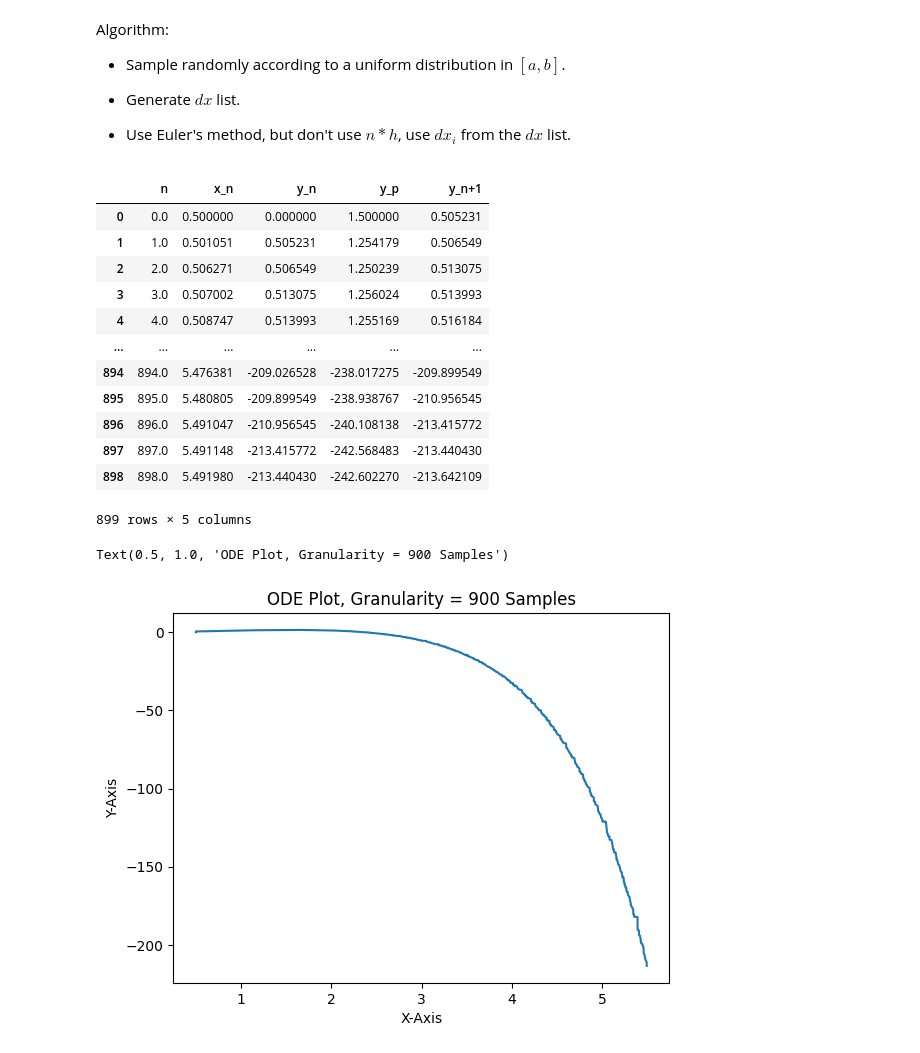
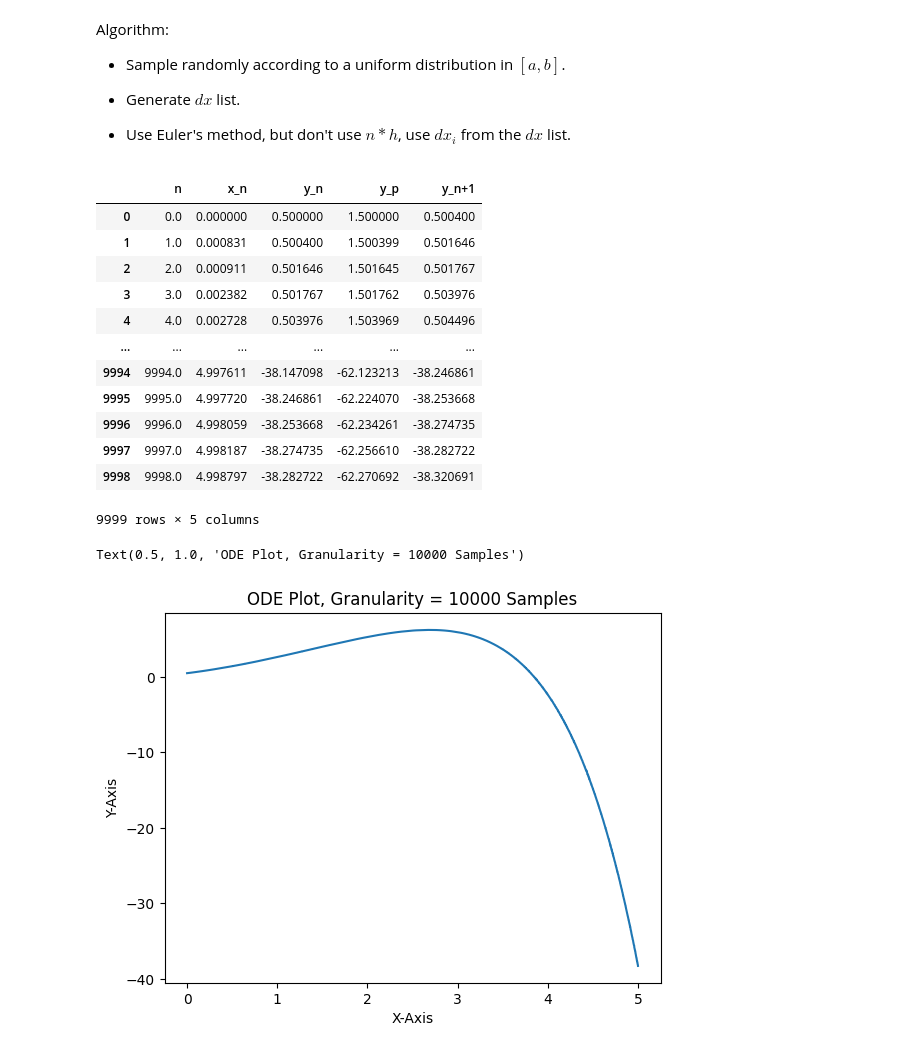
Before and after one commit to Tartertx/MIMF-Fall-2025, a Jupyter notebook: w3_programming_hw_SOLNS.ipynb, the cells around one changed output. Drawn from its saved outputs; the diff is of its cells as text; code cells hidden in the pictures.

```diff
--- a/w3_programming_hw_SOLNS.ipynb
+++ b/w3_programming_hw_SOLNS.ipynb
@@ -18,7 +18,7 @@ import matplotlib.pyplot as plt
 #initial values
 x0 = 0
 y0 = 0.5
-n = 100 #granularity
+n = 10000 #granularity
 lastX = 5 #ending x value
 
 # get y prime evaluated at x and y - THIS IS WHERE YOU PUT THE DE
@@ -32,7 +32,7 @@ def new_y(x,y,h):
 # initialize dataframe
 cols = ['n', 'x_n', 'y_n', 'y_p', 'y_n+1']
 ode = pd.DataFrame(columns=cols)
-ode.loc[0] = [0, y0, x0, YP(x0,y0), new_y(x0,y0,h)]
+
 
 # get n for intended last y value
 
@@ -41,6 +41,7 @@ def get_h(granularity, endval, startval):
 
 #define dx
 h = get_h(n,x0,lastX)
+ode.loc[0] = [0, x0, y0, YP(x0,y0), new_y(x0,y0,h)] #set first row w/ initial conditions
 
 #fill out the table
 for i in range(1,n):
@@ -58,6 +59,6 @@ plt.figure
 plt.plot(ode['x_n'],ode['y_n'])
 plt.xlabel('X-Axis')
 plt.ylabel('Y-Axis')
-plt.title(f'ODE Plot, Granularity = {h}')
+plt.title(f'ODE Plot, dx = {h}')
 # %% [output]
 |  | n | x_n | y_n | y_p | y_n+1 |
@@ -93,7 +94,7 @@ import random as rd
 #initial values
 x0 = 0
 y0 = 0.5
-n = 900 #granularity
+n = 10000 #granularity
 lastX = 5 #ending x value
 
 # get y prime evaluated at x and y - THIS IS WHERE YOU PUT THE DE
@@ -121,44 +122,44 @@ def get_h(granularity, endval, startval):
 
     dx = []
     for i in range(len(xsample)-1):
         dx += [xsample[i+1]-xsample[i]]
 
     return dx
 
 #define dx
 dx = get_h(n,lastX,x0)
-ode.loc[0] = [0, y0, x0, YP(x0,y0), new_y(x0,y0,dx[0])]
+ode.loc[0] = [0, x0, y0, YP(x0,y0), new_y(x0,y0,dx[0])]
 
 #fill out the table
 for i in range(1,len(dx)):
     ode.loc[i,'n'] = i
     ode.loc[i,'x_n'] = ode.loc[i-1,'x_n'] + dx[i]
     ode.loc[i,'y_n'] = ode.loc[i-1,'y_n+1']
     ode.loc[i,'y_p'] = YP(ode.loc[i,'x_n'],ode.loc[i,'y_n'])
     ode.loc[i,'y_n+1'] = new_y(ode.loc[i,'x_n'],ode.loc[i,'y_n'], dx[i])
 
 #display the table
 display(ode)
 
 #plot the figure
 plt.figure
 plt.plot(ode['x_n'],ode['y_n'])
 plt.xlabel('X-Axis')
 plt.ylabel('Y-Axis')
 plt.title(f'ODE Plot, Granularity = {n} Samples')
 # %% [output]
 |  | n | x_n | y_n | y_p | y_n+1 |
-| 0 | 0.0 | 0.500000 | 0.000000 | 1.500000 | 0.505231 |
-| 1 | 1.0 | 0.501051 | 0.505231 | 1.254179 | 0.506549 |
-| 2 | 2.0 | 0.506271 | 0.506549 | 1.250239 | 0.513075 |
-| 3 | 3.0 | 0.507002 | 0.513075 | 1.256024 | 0.513993 |
-| 4 | 4.0 | 0.508747 | 0.513993 | 1.255169 | 0.516184 |
+| 0 | 0.0 | 0.000000 | 0.500000 | 1.500000 | 0.500400 |
+| 1 | 1.0 | 0.000831 | 0.500400 | 1.500399 | 0.501646 |
+| 2 | 2.0 | 0.000911 | 0.501646 | 1.501645 | 0.501767 |
+| 3 | 3.0 | 0.002382 | 0.501767 | 1.501762 | 0.503976 |
+| 4 | 4.0 | 0.002728 | 0.503976 | 1.503969 | 0.504496 |
 | ... | ... | ... | ... | ... | ... |
-| 894 | 894.0 | 5.476381 | -209.026528 | -238.017275 | -209.899549 |
-| 895 | 895.0 | 5.480805 | -209.899549 | -238.938767 | -210.956545 |
-| 896 | 896.0 | 5.491047 | -210.956545 | -240.108138 | -213.415772 |
-| 897 | 897.0 | 5.491148 | -213.415772 | -242.568483 | -213.440430 |
-| 898 | 898.0 | 5.491980 | -213.440430 | -242.602270 | -213.642109 |
+| 9994 | 9994.0 | 4.997611 | -38.147098 | -62.123213 | -38.246861 |
+| 9995 | 9995.0 | 4.997720 | -38.246861 | -62.224070 | -38.253668 |
+| 9996 | 9996.0 | 4.998059 | -38.253668 | -62.234261 | -38.274735 |
+| 9997 | 9997.0 | 4.998187 | -38.274735 | -62.256610 | -38.282722 |
+| 9998 | 9998.0 | 4.998797 | -38.282722 | -62.270692 | -38.320691 |
-899 rows × 5 columns
+9999 rows × 5 columns
-Text(0.5, 1.0, 'ODE Plot, Granularity = 900 Samples')
+Text(0.5, 1.0, 'ODE Plot, Granularity = 10000 Samples')
-[figure, old version]
+[figure, new version]
```
Also changed, not shown: parts of 1 cell of this notebook.
